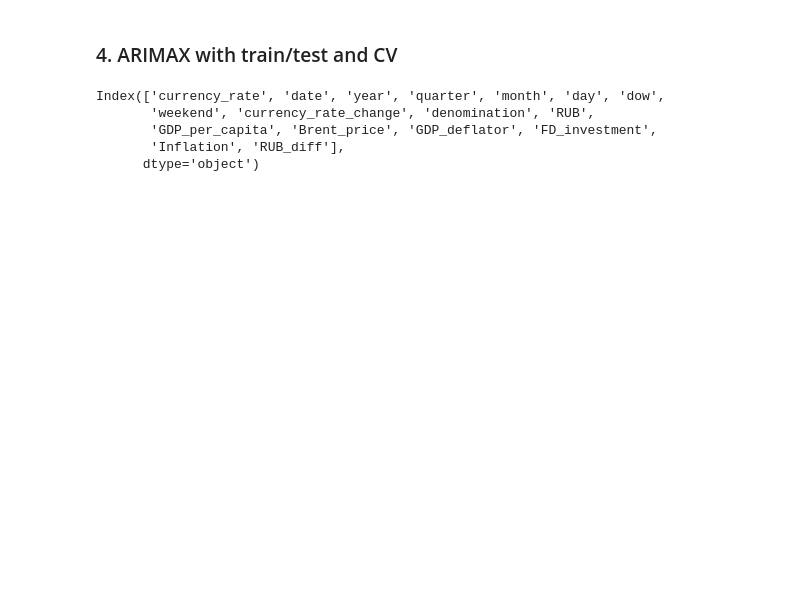
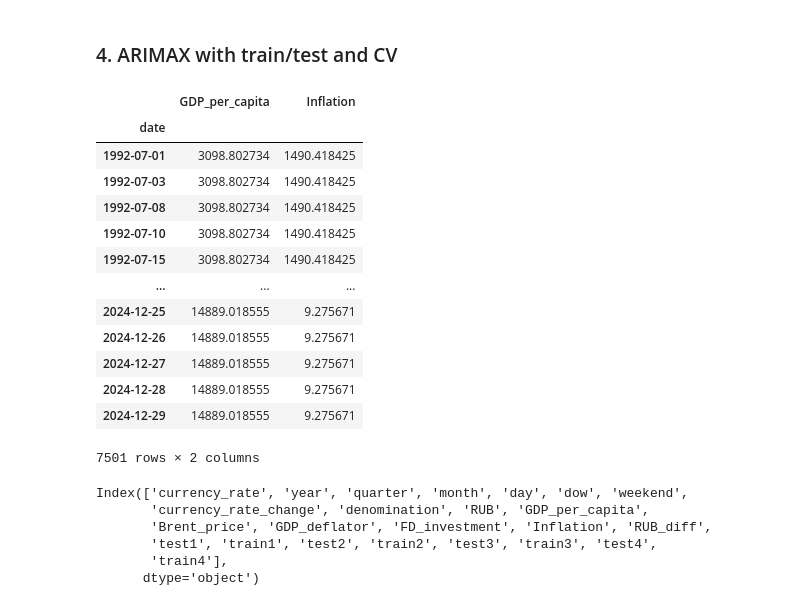
Before and after one commit to ZlataSparrow/Ruble_Volatility_Prediction, a Jupyter notebook: notebook/Time Series Analysis.ipynb, the cells around one changed output. Saved outputs shown, nothing was run; the diff lists cells and outputs as text; code cells hidden in the pictures; blank space fills up the shorter version.

```diff
--- a/notebook/Time Series Analysis.ipynb
+++ b/notebook/Time Series Analysis.ipynb
@@ -412,10 +449,28 @@ Although Model 3 was trained on slightly less data, its use of rolling-origin cr
 # %% [markdown]
 ### 4. ARIMAX with train/test and CV
-# %%
-data.columns
-# %% [output]
-Index(['currency_rate', 'date', 'year', 'quarter', 'month', 'day', 'dow',
-       'weekend', 'currency_rate_change', 'denomination', 'RUB',
-       'GDP_per_capita', 'Brent_price', 'GDP_deflator', 'FD_investment',
-       'Inflation', 'RUB_diff'],
-      dtype='object')
+# %%
+exog_all
+# %% [output]
+|  | GDP_per_capita | Inflation |
+| date |  |  |
+| 1992-07-01 | 3098.802734 | 1490.418425 |
+| 1992-07-03 | 3098.802734 | 1490.418425 |
+| 1992-07-08 | 3098.802734 | 1490.418425 |
+| 1992-07-10 | 3098.802734 | 1490.418425 |
+| 1992-07-15 | 3098.802734 | 1490.418425 |
+| ... | ... | ... |
+| 2024-12-25 | 14889.018555 | 9.275671 |
+| 2024-12-26 | 14889.018555 | 9.275671 |
+| 2024-12-27 | 14889.018555 | 9.275671 |
+| 2024-12-28 | 14889.018555 | 9.275671 |
+| 2024-12-29 | 14889.018555 | 9.275671 |
+7501 rows × 2 columns
+# %%
+data_work.columns
+# %% [output]
+Index(['currency_rate', 'year', 'quarter', 'month', 'day', 'dow', 'weekend',
+       'currency_rate_change', 'denomination', 'RUB', 'GDP_per_capita',
+       'Brent_price', 'GDP_deflator', 'FD_investment', 'Inflation', 'RUB_diff',
+       'test1', 'train1', 'test2', 'train2', 'test3', 'train3', 'test4',
+       'train4'],
+      dtype='object')
```
Also changed, not shown: parts of 12 cells of this notebook.
